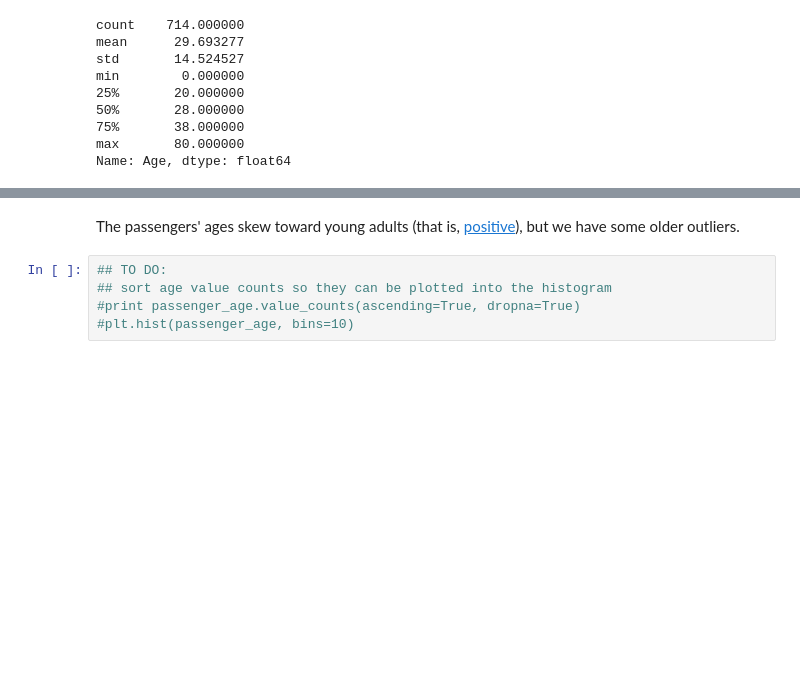
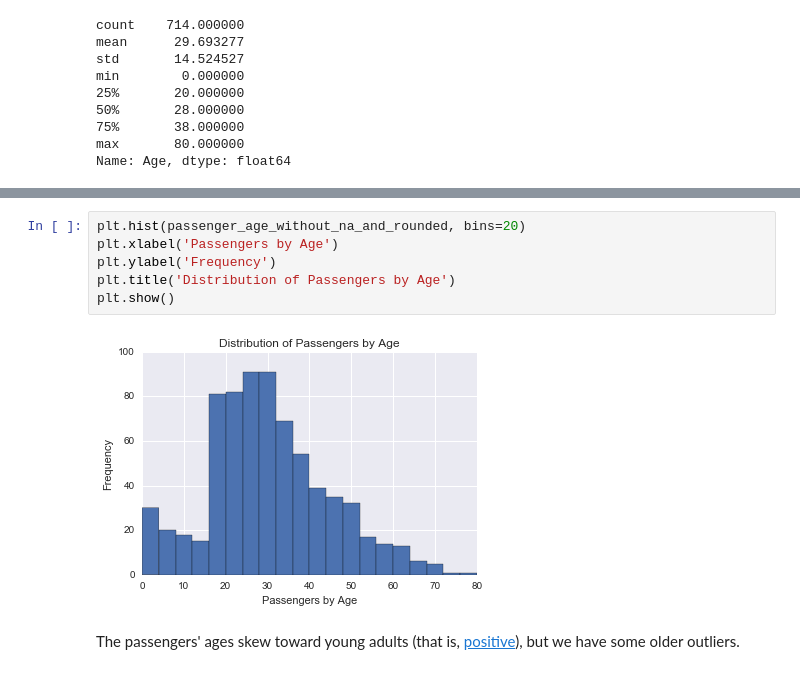
Before and after one commit to nathan-booth/DAND-project2, a Jupyter notebook: titanic.ipynb, the cells around one changed output, grey strips where cells are left out. Drawn from its saved outputs; the diff is of its cells as text; blank space fills up the shorter version.

```diff
--- a/titanic.ipynb
+++ b/titanic.ipynb
@@ -137,8 +134,11 @@ plt.boxplot(passenger_age_without_na_and_rounded, 0, 'rs', 0)
 [figure]
+# %%
+plt.hist(passenger_age_without_na_and_rounded, bins=20)
+plt.xlabel('Passengers by Age')
+plt.ylabel('Frequency')
+plt.title('Distribution of Passengers by Age')
+plt.show()
+# %% [output]
+[figure, added]
 # %% [markdown]
 The passengers' ages skew toward young adults (that is, [positive](http://www.cvgs.k12.va.us/digstats/main/descriptv/d_skewd.html)), but we have some older outliers.
-# %%
-## TO DO:
-## sort age value counts so they can be plotted into the histogram
-#print passenger_age.value_counts(ascending=True, dropna=True)
-#plt.hist(passenger_age, bins=10)
```
Also changed, not shown: parts of 7 cells of this notebook.
